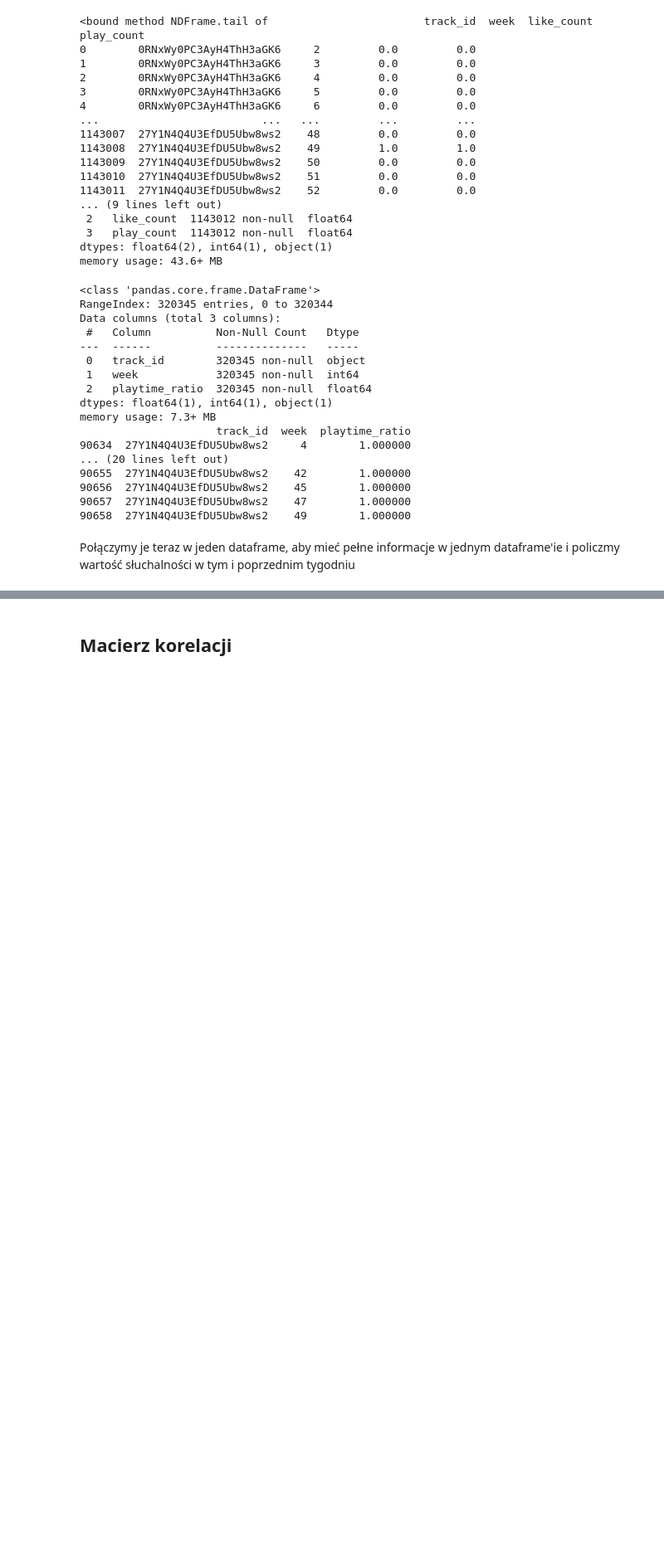
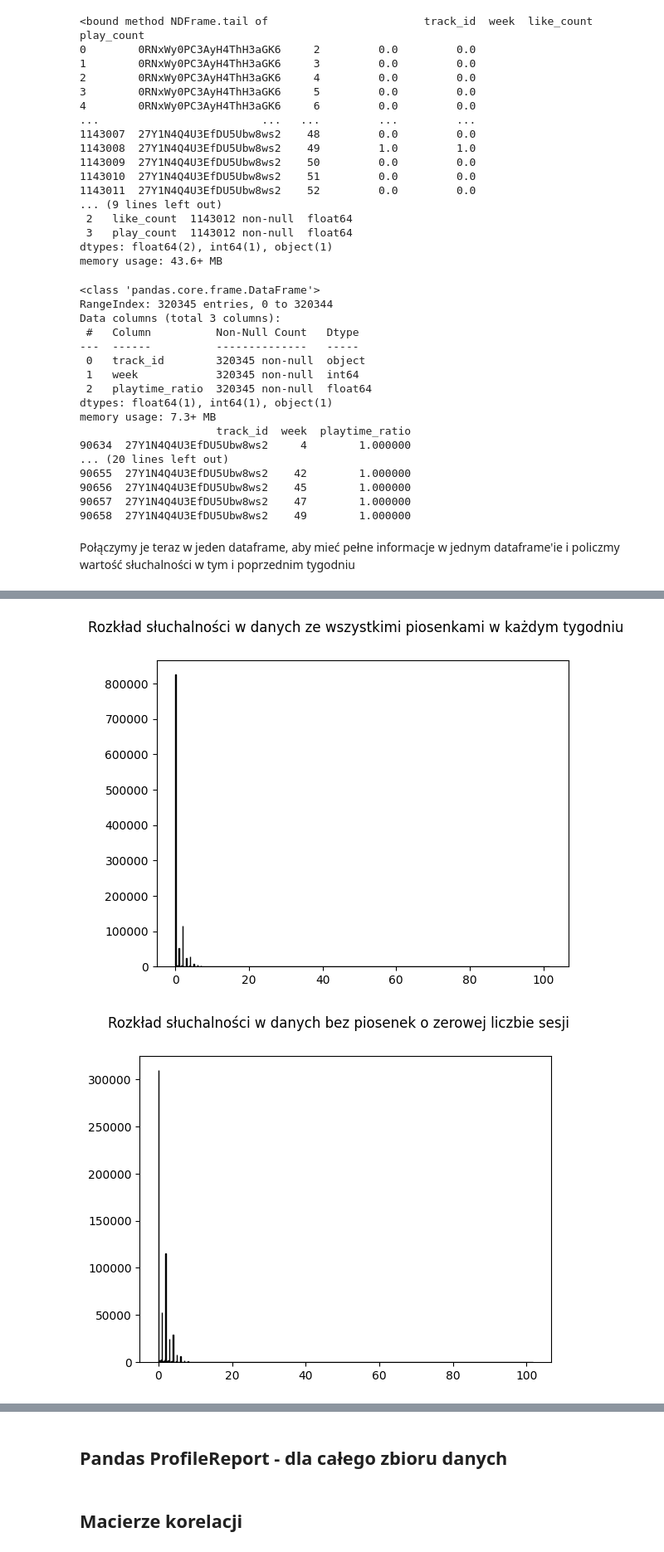
Before and after one commit to Kieru18/Next-Week-s-Top-Tracks, a Jupyter notebook: feature_engineering.ipynb, the cells around one changed output, grey strips where cells are left out. Shown: that part at 83% size. Cells and saved outputs as stored; diff of their text form; code cells hidden in the pictures; blank space fills up the shorter version.

Commit message:
Added full data report, tested linear regression

```diff
--- a/feature_engineering.ipynb
+++ b/feature_engineering.ipynb
@@ -170,17 +173,15 @@ listenability_df['lag_1'] = listenability_df.groupby('track_id')['listenability'
 listenability_df['lag_2'] = listenability_df.groupby('track_id')['listenability'].shift(2)
 listenability_df['lag_3'] = listenability_df.groupby('track_id')['listenability'].shift(3)
 
-# listenability_df = listenability_df.drop(['play_count', 'playtime_ratio', 'like_count'], axis=1)
-# listenability_df.info()
-# print(listenability_df[listenability_df["track_id"] == "27Y1N4Q4U3EfDU5Ubw8ws2"].sort_values(by="week"))
 
-
-track_features = ['track_id', 'duration_ms', 'explicit', 'danceability',
+track_features = ['track_id', 'popularity', 'duration_ms', 'explicit', 'danceability',
             'energy', 'key', 'loudness', 'speechiness', 'acousticness',
             'instrumentalness', 'liveness', 'valence', 'tempo', 'release_date']
 
 
 full_df = pd.merge(listenability_df, tracks[track_features], on=['track_id'], how='left')
+full_df = full_df.drop(['play_count', 'playtime_ratio', 'like_count'], axis=1)
+
 
 full_df = full_df.fillna(0)
 full_df.info()
@@ -206,0 +212,31 @@ Data columns (total 22 columns):
+# %%
+unique_tracks = sessions['track_id'].unique()
+df_data2 = full_df[full_df['track_id'].isin(unique_tracks)]
+
+df_data3 = full_df.groupby('track_id')['listenability'].sum().reset_index()
+df_data3 = df_data3.merge(full_df.groupby('track_id').first().reset_index().drop(['listenability', 'week', 'lag_1', 'lag_2', 'lag_3'], axis=1), on='track_id', how='inner')
+df_data4 = df_data3[df_data3['track_id'].isin(unique_tracks)]
+
+data1 = full_df['listenability']
+data2 = df_data2['listenability']
+data3 = df_data3['listenability']
+data4 = df_data4['listenability']
+
+plt.hist(data1, bins=1000, edgecolor='black')
+plt.suptitle('Rozkład słuchalności w danych ze wszystkimi piosenkami w każdym tygodniu')
+plt.show()
+
+plt.hist(data2, bins=1000, edgecolor='black')
+plt.suptitle('Rozkład słuchalności w danych bez piosenek o zerowej liczbie sesji')
+plt.show()
+
+plt.hist(data3, bins=1000, edgecolor='black')
+plt.suptitle('Rozkład sumarycznej słuchalności w pełnych danych')
+plt.show()
+
+plt.hist(data4, bins=1000, edgecolor='black')
+plt.suptitle('Rozkład sumarycznej słuchalności w danych bez piosenek o zerowej liczbie sesji')
+plt.show()
+# %% [output]
+[figure, added]
+[figure, added]
@@ -206,0 +245,2 @@ Data columns (total 22 columns):
+# %% [markdown]
+## Pandas ProfileReport - dla całego zbioru danych
@@ -207,2 +251,2 @@ Data columns (total 22 columns):
 # %% [markdown]
-## Macierz korelacji
+## Macierze korelacji
```
Also changed, not shown: parts of 11 cells of this notebook, 1 other file.
